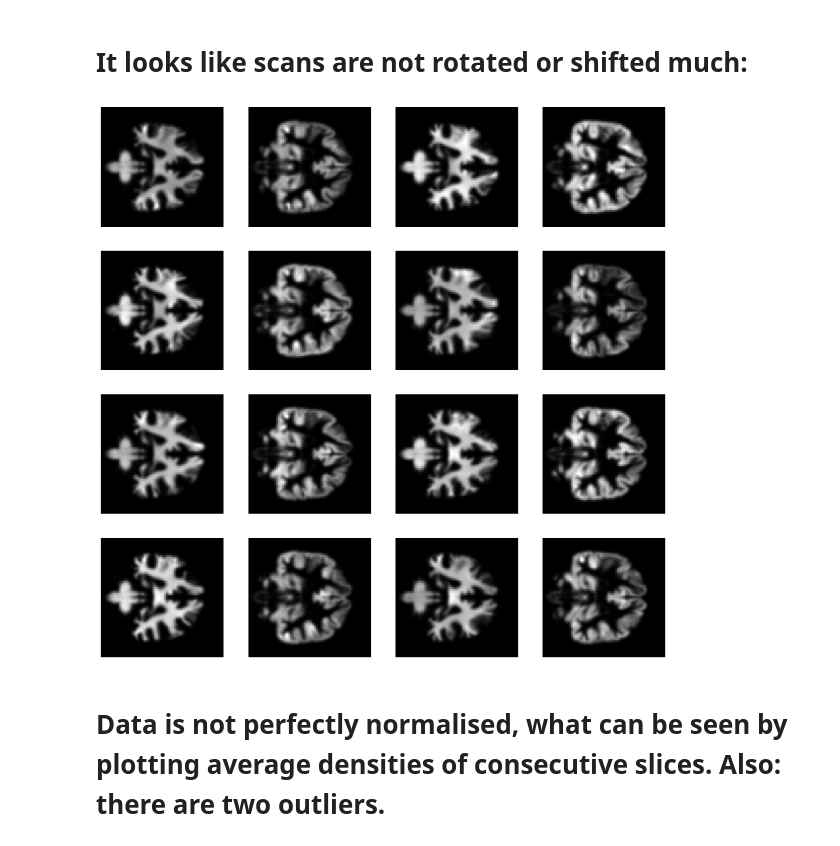
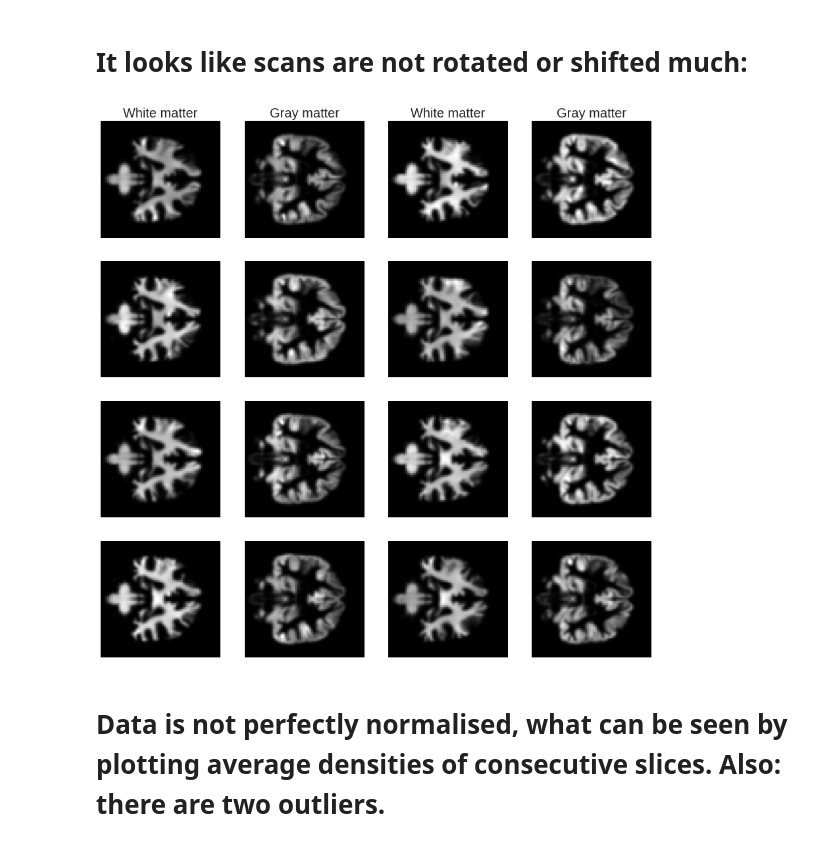
Before and after one commit to SebastianPopescu/Brainhack2017, a Jupyter notebook: BrainHack EDA.ipynb, the cells around one changed output. Saved outputs shown, nothing was run; the diff lists cells and outputs as text; code cells hidden in the pictures.

```diff
--- a/BrainHack EDA.ipynb
+++ b/BrainHack EDA.ipynb
@@ -67,16 +67,23 @@ plt.show()
 # %%
 #plotting middle axial slice for 16 subjects
 rcParams['figure.figsize'] = 15, 15
 
 f, ax = plt.subplots(4,4)
 for sub in range(8):
     sns.heatmap(data[sub,:,60,:,0], cmap = 'gray', xticklabels = False, yticklabels = False,
                 ax = ax[sub//2, (2*sub)%4], cbar = False)
     sns.heatmap(data[sub,:,60,:,1], cmap = 'gray', xticklabels = False, yticklabels = False,
                 ax = ax[sub//2, (2*sub+1)%4], cbar = False)
+
+ax[0,0].set_title('White matter', fontsize = 20)
+ax[0,1].set_title('Gray matter', fontsize = 20)
+ax[0,2].set_title('White matter', fontsize = 20)
+ax[0,3].set_title('Gray matter', fontsize = 20)
+
+
 plt.show()
 # %% [output]
-[figure, old version]
+[figure, new version]
 # %%
 #averaging densities on consecutive slices
 n_subjects = len(files_wm)
```
Also changed, not shown: parts of 1 cell of this notebook.
